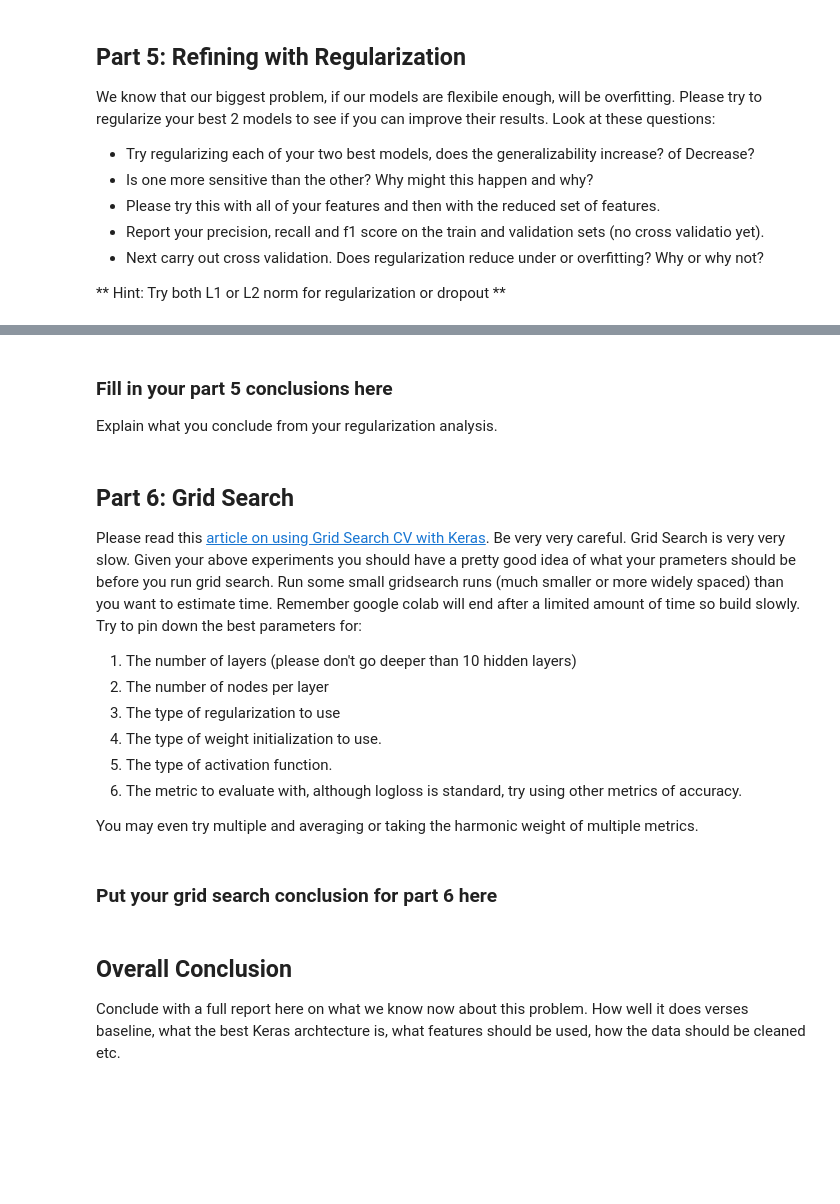
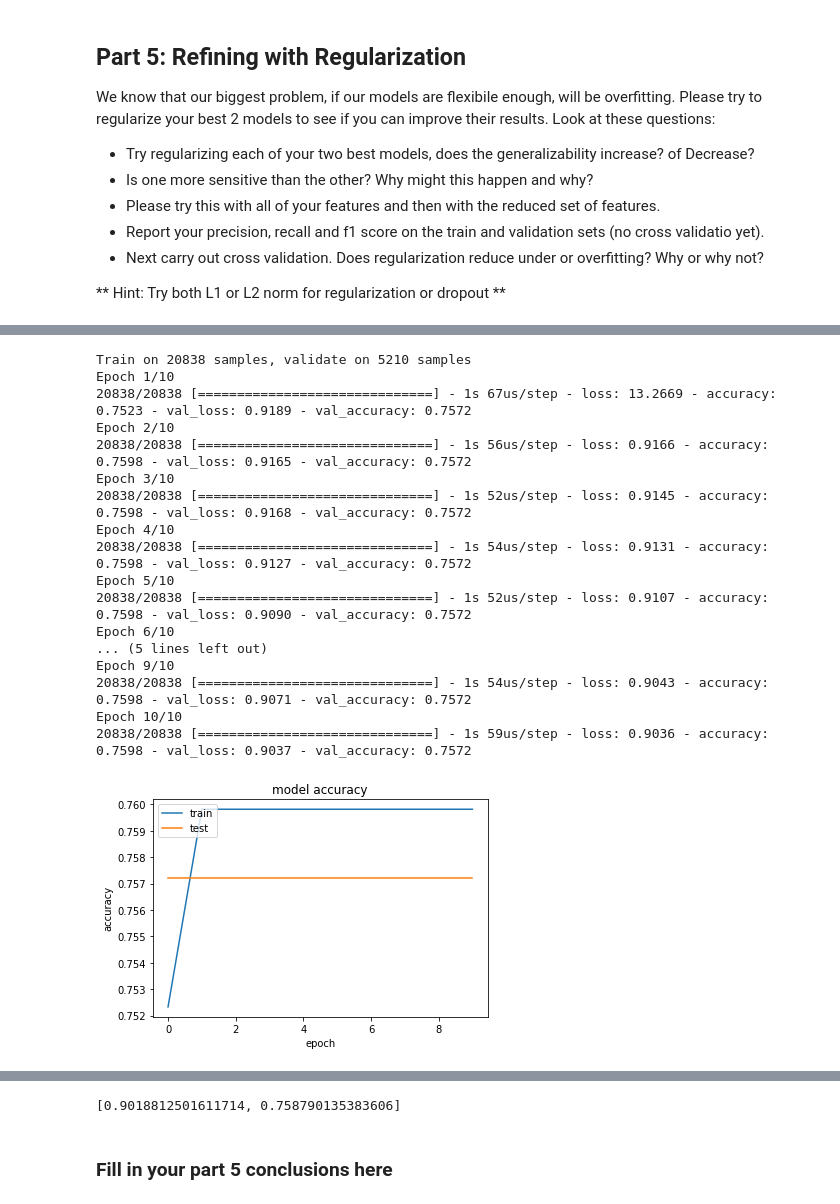
Before and after one commit to tunghoangt/DeepNeuralNet, a Jupyter notebook: HW2/hw2_problem4.ipynb, the cells around one changed output, grey strips where cells are left out. Drawn from its saved outputs; the diff is of its cells as text; code cells hidden in the pictures; blank space fills up the shorter version.

```diff
--- a/HW2/hw2_problem4.ipynb
+++ b/HW2/hw2_problem4.ipynb
@@ -149,0 +527,41 @@ We know that our biggest problem, if our models are flexibile enough, will be ov
+# %%
+# Selecting model 3 to regularize by using Elastic Net
+from tensorflow import keras
+
+model = Sequential()
+model.add(Dense(64, activation = 'relu', kernel_regularizer=keras.regularizers.l1_l2(l1 = 0.1, l2 = 0.01)))
+model.add(Dense(32, activation = 'relu',kernel_regularizer=keras.regularizers.l1_l2(l1 = 0.1, l2 = 0.01)))
+model.add(Dropout(0.2))
+model.add(Dense(1,activation='sigmoid'))
+model.compile(loss = 'binary_crossentropy', optimizer ='adam', metrics = ['accuracy'])
+
+history = model.fit(X_train, y_train, batch_size=32, validation_split = 0.2 ,epochs=10)
+
+plt.plot(history.history['accuracy'])
+plt.plot(history.history['val_accuracy'])
+plt.title('model accuracy')
+plt.ylabel('accuracy')
+plt.xlabel('epoch')
+plt.legend(['train', 'test'], loc='upper left')
+plt.show()
+
+model.evaluate(X_test, y_test, batch_size=16)
+# %% [output]
+Train on 20838 samples, validate on 5210 samples
+Epoch 1/10
+20838/20838 [==============================] - 1s 67us/step - loss: 13.2669 - accuracy: 0.7523 - val_loss: 0.9189 - val_accuracy: 0.7572
+Epoch 2/10
+20838/20838 [==============================] - 1s 56us/step - loss: 0.9166 - accuracy: 0.7598 - val_loss: 0.9165 - val_accuracy: 0.7572
+Epoch 3/10
+20838/20838 [==============================] - 1s 52us/step - loss: 0.9145 - accuracy: 0.7598 - val_loss: 0.9168 - val_accuracy: 0.7572
+Epoch 4/10
+20838/20838 [==============================] - 1s 54us/step - loss: 0.9131 - accuracy: 0.7598 - val_loss: 0.9127 - val_accuracy: 0.7572
+Epoch 5/10
+20838/20838 [==============================] - 1s 52us/step - loss: 0.9107 - accuracy: 0.7598 - val_loss: 0.9090 - val_accuracy: 0.7572
+Epoch 6/10
+... (5 lines left out)
+Epoch 9/10
+20838/20838 [==============================] - 1s 54us/step - loss: 0.9043 - accuracy: 0.7598 - val_loss: 0.9071 - val_accuracy: 0.7572
+Epoch 10/10
+20838/20838 [==============================] - 1s 59us/step - loss: 0.9036 - accuracy: 0.7598 - val_loss: 0.9037 - val_accuracy: 0.7572
+[figure, added]
@@ -150,17 +569,3 @@ We know that our biggest problem, if our models are flexibile enough, will be ov
+[0.9018812501611714, 0.758790135383606]
 # %% [markdown]
 ### Fill in your part 5 conclusions here
-
-Explain what you conclude from your regularization analysis.
-# %% [markdown]
-## Part 6: Grid Search
-
-Please read this [article on using Grid Search CV with Keras](https://mlfromscratch.com/gridsearch-keras-sklearn). Be very very careful. Grid Search is very very slow. Given your above experiments you should have a pretty good idea of what your prameters should be before you run grid search. Run some small gridsearch runs (much smaller or more widely spaced) than you want to estimate time. Remember google colab will end after a limited amount of time so build slowly. Try to pin down the best parameters for:
-
-1. The number of layers (please don't go deeper than 10 hidden layers)
-2. The number of nodes per layer
-3. The type of regularization to use
-4. The type of weight initialization to use.
-5. The type of activation function.
-6. The metric to evaluate with, although logloss is standard, try using other metrics of accuracy.
-
-You may even try multiple and averaging or taking the harmonic weight of multiple metrics.
@@ -169,6 +571,0 @@ You may even try multiple and averaging or taking the harmonic weight of multipl
-# %% [markdown]
-### Put your grid search conclusion for part 6 here
-# %% [markdown]
-## Overall Conclusion
-
-Conclude with a full report here on what we know now about this problem. How well it does verses baseline, what the best Keras archtecture is, what features should be used, how the data should be cleaned etc.
```
Also changed, not shown: parts of 38 cells of this notebook, 1 other file.
